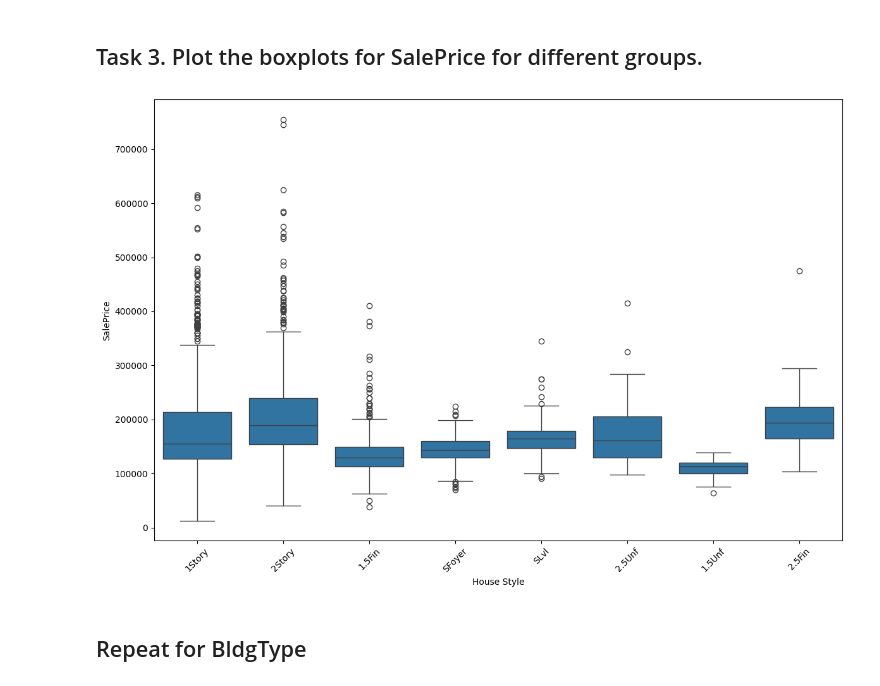
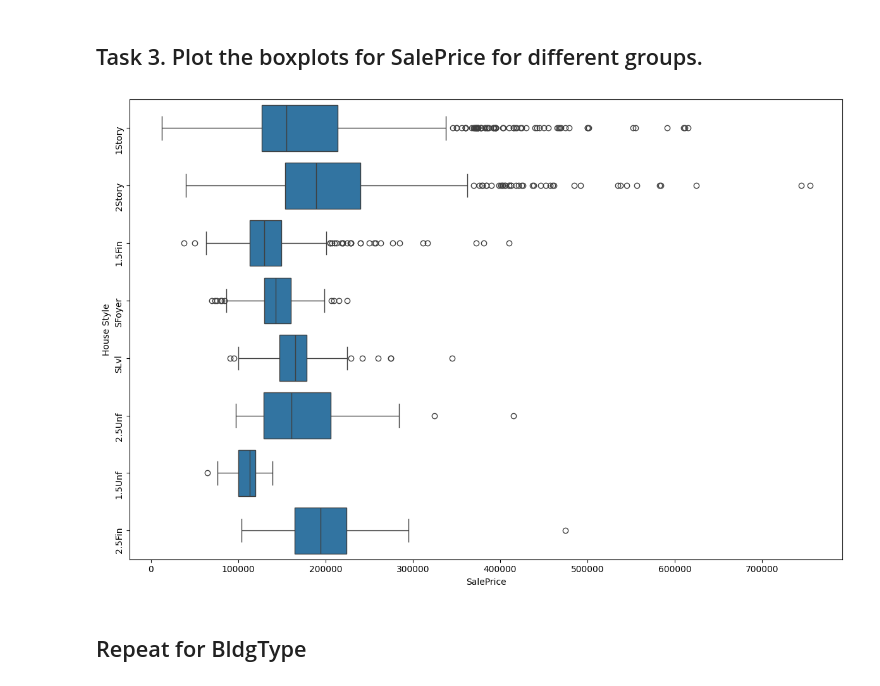
Before and after one commit to ykertytsky/ucu-econometrics, a Jupyter notebook: seminar_1/workbook.ipynb, the cells around one changed output. Drawn from its saved outputs; the diff is of its cells as text; code cells hidden in the pictures.

```diff
--- a/seminar_1/workbook.ipynb
+++ b/seminar_1/workbook.ipynb
@@ -159,12 +159,12 @@ Name: SalePrice, dtype: float64
 ## Task 3. Plot the boxplots for SalePrice for diﬀerent groups.
 # %%
 plt.figure(figsize=(12, 8))
-sns.boxplot(data=df, x='House Style', y='SalePrice')
-plt.xticks(rotation=45)
+sns.boxplot(data=df, x='SalePrice', y='House Style')
+plt.yticks(rotation=90)
 plt.tight_layout()
 plt.show()
 # %% [output]
-[figure, old version]
+[figure, new version]
 # %% [markdown]
 ## Repeat for BldgType
 # %%
```
Also changed, not shown: 5 other files.
